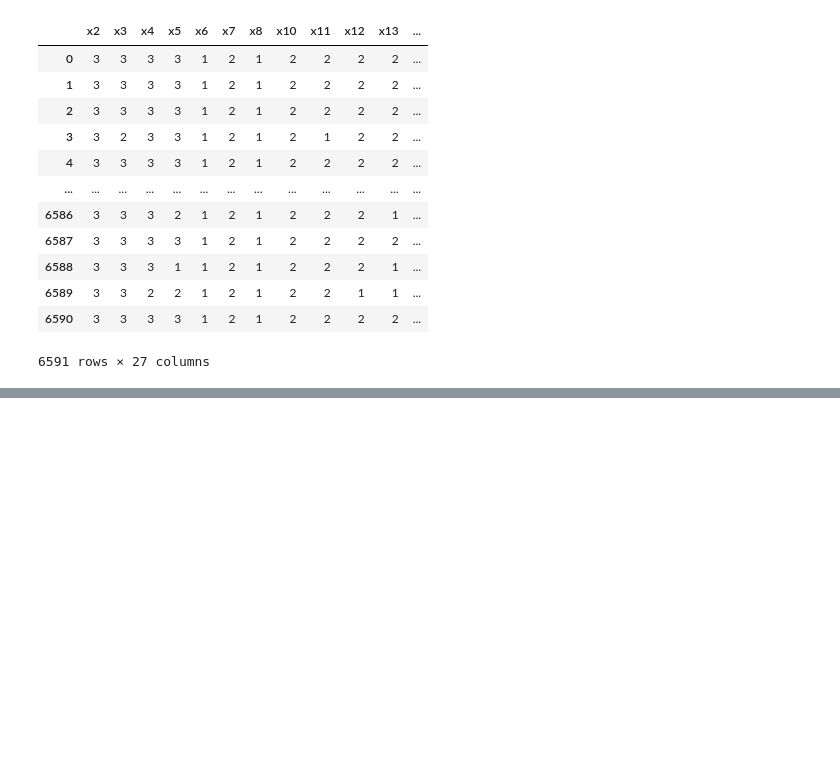
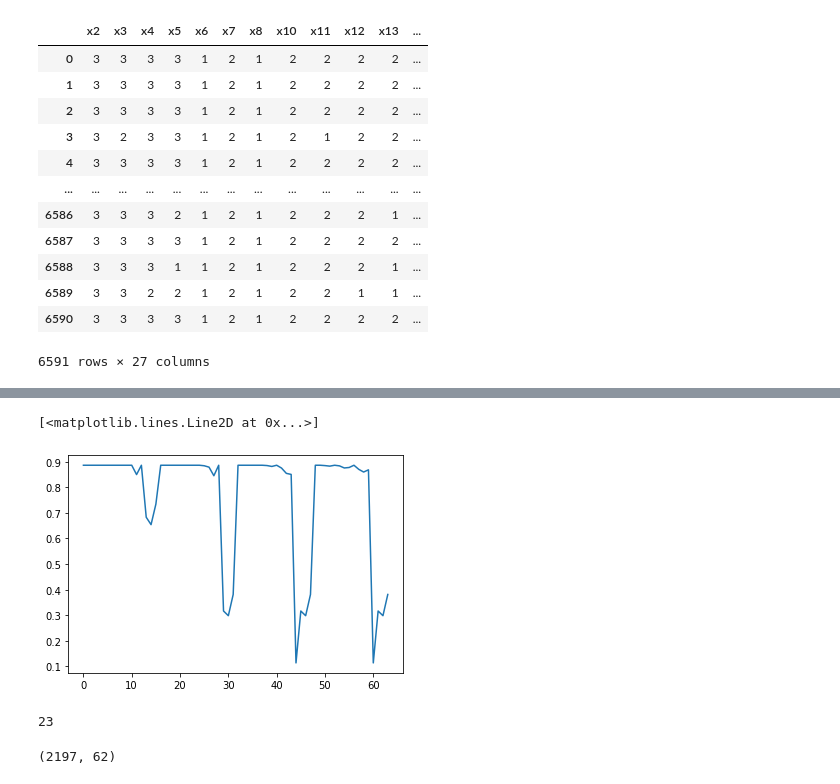
Before and after one commit to AtaKolev/ML_Proekt, a Jupyter notebook: MFG_zadacha.ipynb, the cells around one changed output, grey strips where cells are left out. Drawn from its saved outputs; the diff is of its cells as text; code cells hidden in the pictures; blank space fills up the shorter version.

```diff
--- a/MFG_zadacha.ipynb
+++ b/MFG_zadacha.ipynb
@@ -206,0 +383,28 @@ X.shape
+# %%
+# 7 XGBoost
+from sklearn.ensemble import GradientBoostingClassifier
+
+xgbc = GradientBoostingClassifier()
+# %%
+n_estimatorss = [1, 10, 100, 1000]
+learning_rates = [0.01, 0.1, 1, 10]
+max_depths = [0.5, 1, 2, 5]
+accuracies_xgbc = []
+# 10, 0.1, 5
+for est in n_estimatorss:
+    for lr in learning_rates:
+        for depth in max_depths:
+            xgbc = GradientBoostingClassifier(n_estimators=est, learning_rate=lr, max_depth=depth, random_state=101)
+            accuracies_xgbc.append(cross_val_score(estimator = xgbc, X = X, y = y, cv = 5).mean())
+# %%
+for i, ele in enumerate(accuracies_xgbc):
+    accuracies_xgbc[i] = ele.mean()
+# %%
+plt.plot(accuracies_xgbc)
+# %% [output]
+[<matplotlib.lines.Line2D at 0x...>]
+[figure, added]
+# %%
+accuracies_xgbc.index(max(accuracies_xgbc))
+# %% [output]
+23
@@ -206,0 +447,4 @@ X.shape
+# %%
+X_test_pca.shape
+# %% [output]
+(2197, 62)
```
Also changed, not shown: parts of 39 cells of this notebook.
